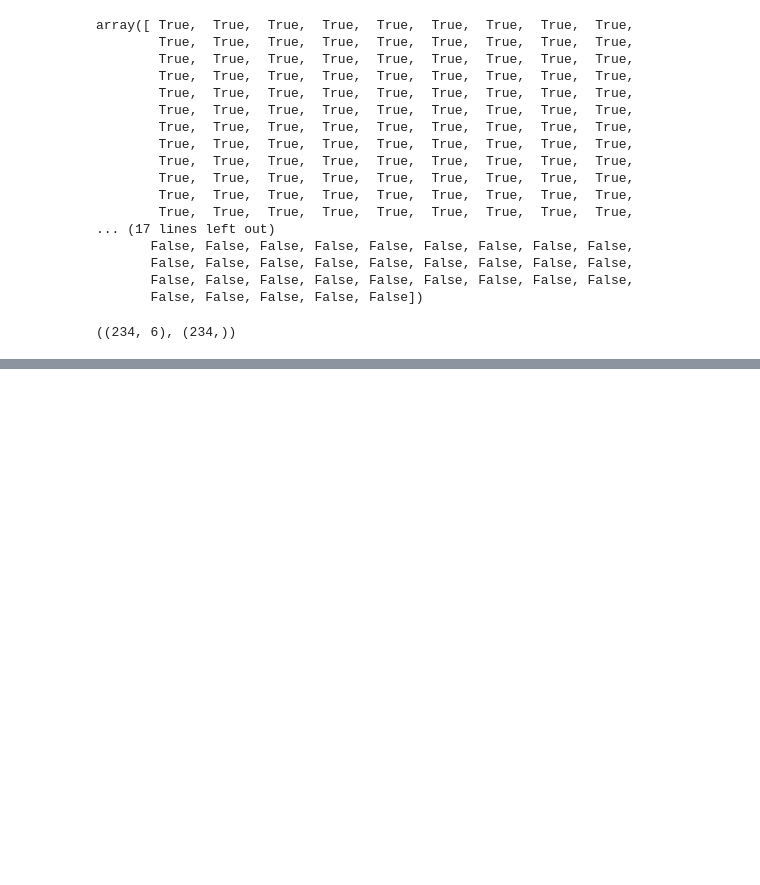
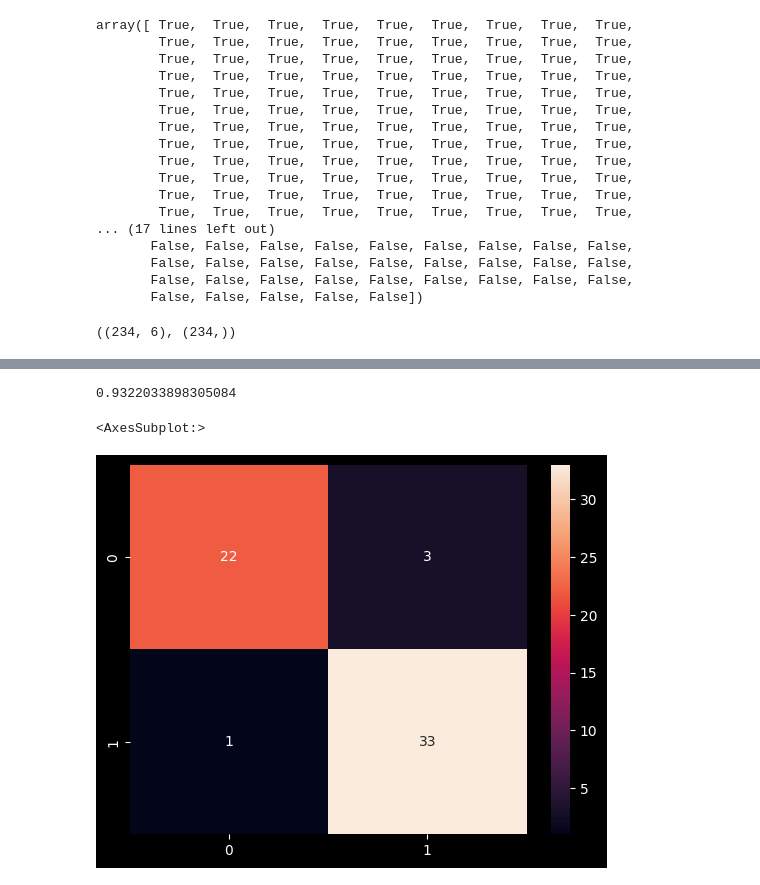
Before and after one commit to Joao-Inacio/IA_e_Machine_Learning, a Jupyter notebook: Redes neurais artificias e Deep learning/Rede_Neural_TensorFlow.ipynb, the cells around one changed output, grey strips where cells are left out. Cells and saved outputs as stored; diff of their text form; code cells hidden in the pictures; blank space fills up the shorter version.

```diff
--- a/Redes neurais artificias e Deep learning/Rede_Neural_TensorFlow.ipynb
+++ b/Redes neurais artificias e Deep learning/Rede_Neural_TensorFlow.ipynb
@@ -100,0 +169,4 @@ X_treinamento.shape, y_treinamento.shape
+# %%
+# Criando as previsões
+previsoes = rede_neural.predict(X_teste)
+previsoes
@@ -100,0 +192,4 @@ X_treinamento.shape, y_treinamento.shape
+# %%
+# Convertendo as previsões
+previsoes = (previsoes > 0.5)
+previsoes
@@ -100,0 +214,14 @@ X_treinamento.shape, y_treinamento.shape
+# %%
+# Comparando as resposta
+from sklearn.metrics import accuracy_score
+accuracy_score(previsoes, y_teste)
+# %% [output]
+0.9322033898305084
+# %%
+# Visualizando a matriz de confusão
+from sklearn.metrics import confusion_matrix
+cm = confusion_matrix(y_teste, previsoes)
+sns.heatmap(cm, annot=True)
+# %% [output]
+<AxesSubplot:>
+[figure, added]
```
Also changed, not shown: parts of 10 cells of this notebook.
